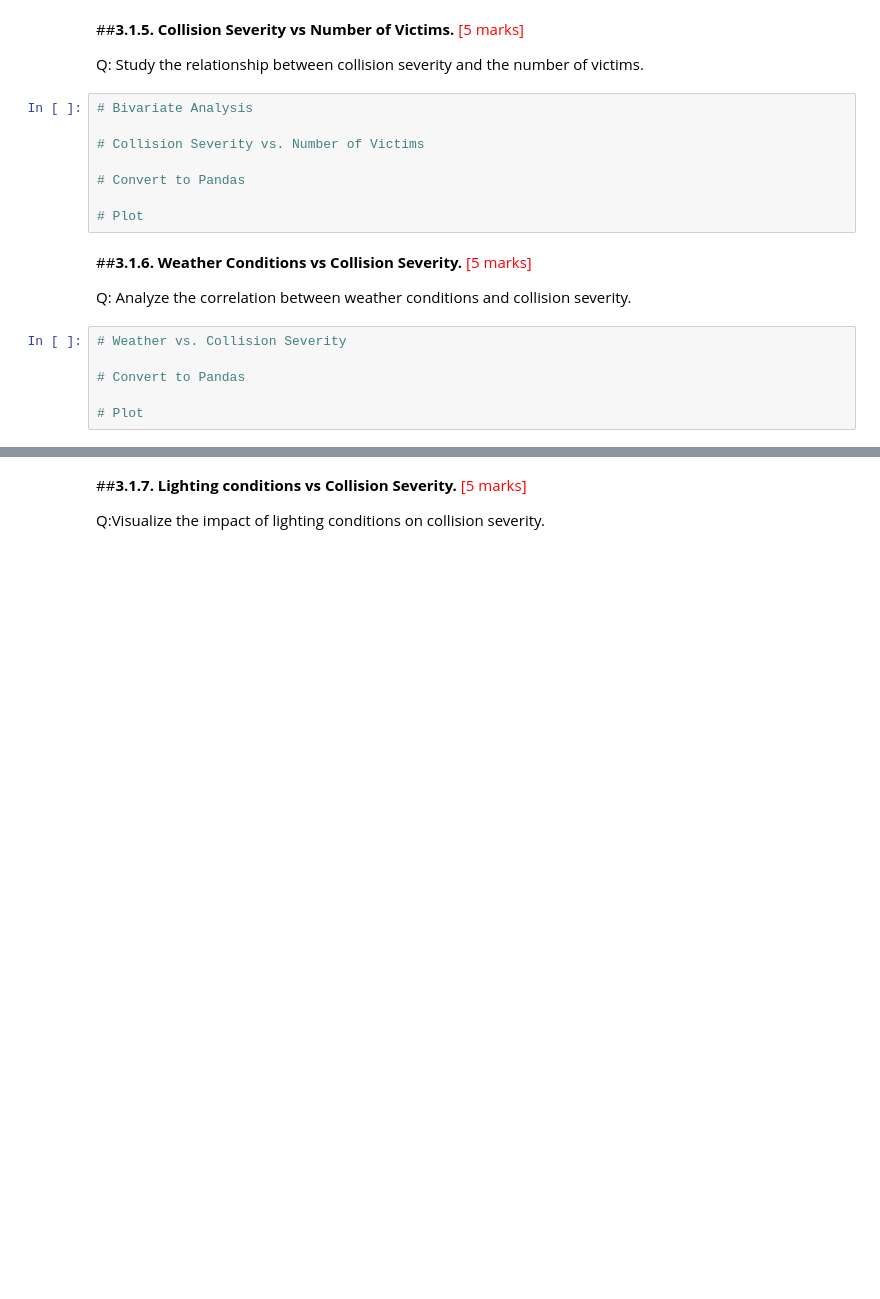
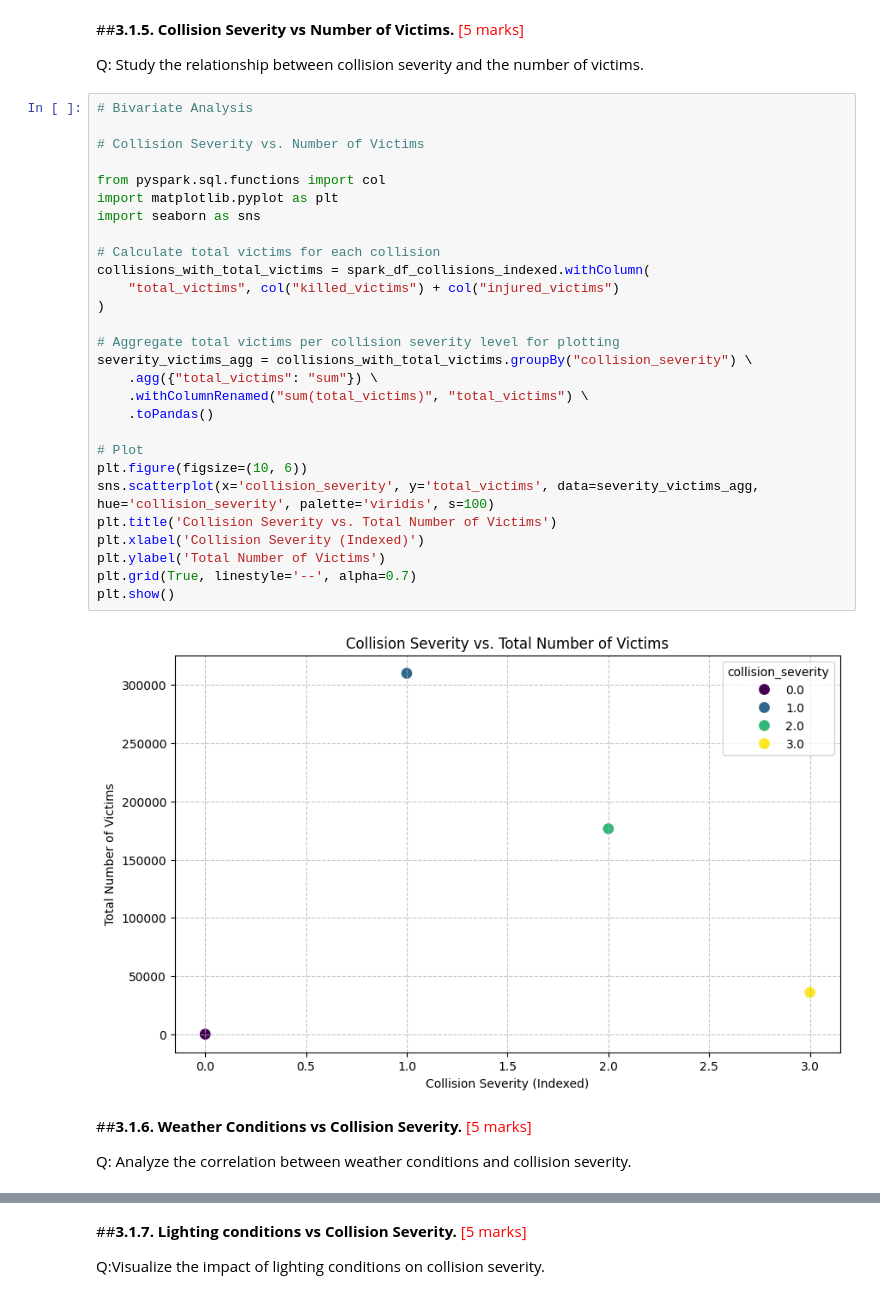
Before and after one commit to mayuresh-tungare/c3-project, a Jupyter notebook: ETL_Traffic_Data_Analysis_Mayuresh_Tungare.ipynb, the cells around one changed output, grey strips where cells are left out. Cells and saved outputs as stored; diff of their text form; blank space fills up the shorter version.

```diff
--- a/ETL_Traffic_Data_Analysis_Mayuresh_Tungare.ipynb
+++ b/ETL_Traffic_Data_Analysis_Mayuresh_Tungare.ipynb
@@ -640,21 +853,37 @@ Q: Analyze the distribution of victim ages.
 ##**3.1.5. Collision Severity vs Number of Victims.** <font color = red>[5 marks]</font> <br>
 
 Q: Study the relationship between collision severity and the number of victims.
-# %%
-# Bivariate Analysis
-
-# Collision Severity vs. Number of Victims
-
-# Convert to Pandas
-
-# Plot
+# %%
+# Bivariate Analysis
+
+# Collision Severity vs. Number of Victims
+
+from pyspark.sql.functions import col
+import matplotlib.pyplot as plt
+import seaborn as sns
+
+# Calculate total victims for each collision
+collisions_with_total_victims = spark_df_collisions_indexed.withColumn(
+    "total_victims", col("killed_victims") + col("injured_victims")
+)
+
+# Aggregate total victims per collision severity level for plotting
+severity_victims_agg = collisions_with_total_victims.groupBy("collision_severity") \
+    .agg({"total_victims": "sum"}) \
+    .withColumnRenamed("sum(total_victims)", "total_victims") \
+    .toPandas()
+
+# Plot
+plt.figure(figsize=(10, 6))
+sns.scatterplot(x='collision_severity', y='total_victims', data=severity_victims_agg, hue='collision_severity', palette='viridis', s=100)
+plt.title('Collision Severity vs. Total Number of Victims')
+plt.xlabel('Collision Severity (Indexed)')
+plt.ylabel('Total Number of Victims')
+plt.grid(True, linestyle='--', alpha=0.7)
+plt.show()
+# %% [output]
+[figure, added]
 # %% [markdown]
 ##**3.1.6. Weather Conditions vs Collision Severity.** <font color = red>[5 marks]</font> <br>
 
 Q: Analyze the correlation between weather conditions and collision severity.
-# %%
-# Weather vs. Collision Severity
-
-# Convert to Pandas
-
-# Plot
```
Also changed, not shown: parts of 53 cells of this notebook.
